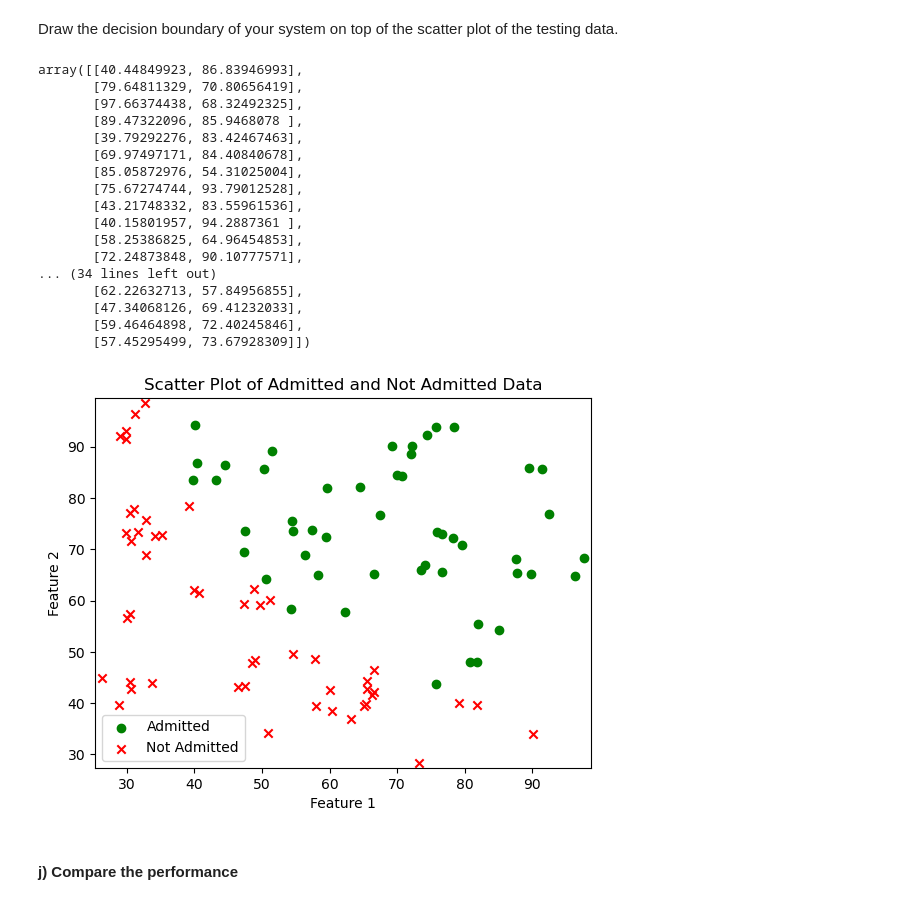
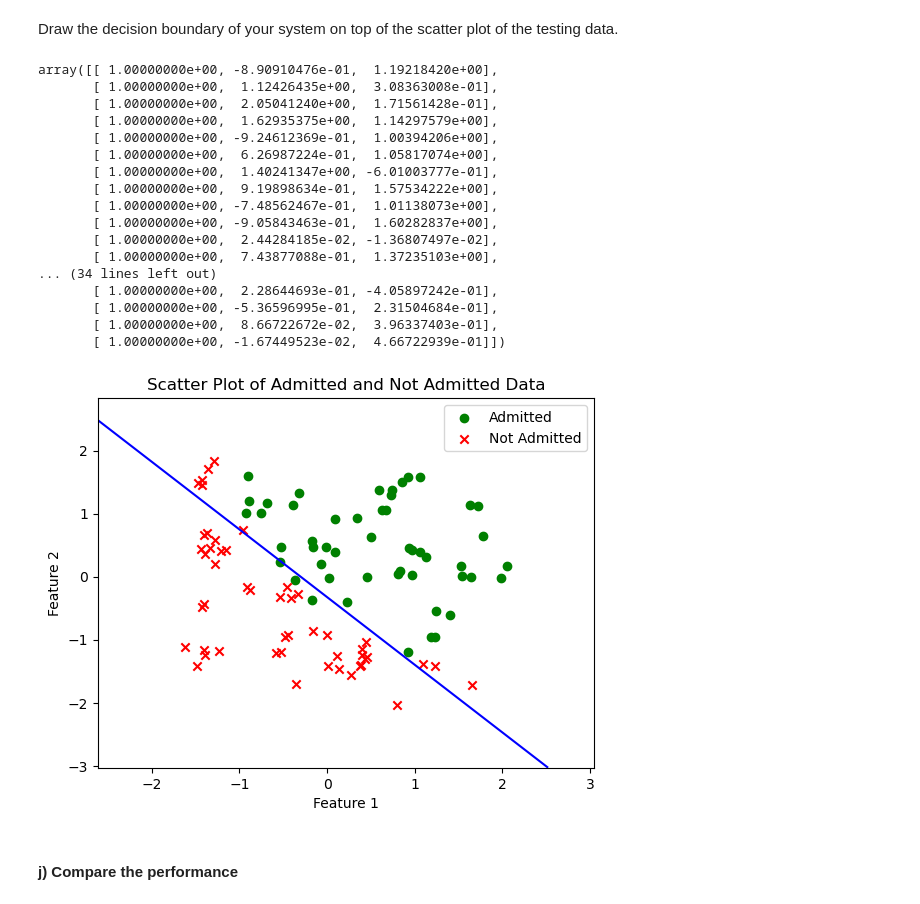
Before and after one commit to bastienvty/mse_machle, a Jupyter notebook: pw06/ex1-logistic-regression/ex1-logistic-regression-stud.ipynb, the cells around one changed output. Drawn from its saved outputs; the diff is of its cells as text; code cells hidden in the pictures.

```diff
--- a/pw06/ex1-logistic-regression/ex1-logistic-regression-stud.ipynb
+++ b/pw06/ex1-logistic-regression/ex1-logistic-regression-stud.ipynb
@@ -175,49 +175,50 @@ Correct Classification Rate on Test Dataset: 90.0%
 # %% [markdown]
 Draw the decision boundary of your system on top of the scatter plot of the testing data.
 # %%
-admitted = X_test[y_test == 1]
-not_passed = X_test[y_test == 0]
+admitted = X_test_normalized[y_test == 1]
+not_passed = X_test_normalized[y_test == 0]
 admitted
 # %% [output]
-array([[40.44849923, 86.83946993],
-       [79.64811329, 70.80656419],
-       [97.66374438, 68.32492325],
-       [89.47322096, 85.9468078 ],
-       [39.79292276, 83.42467463],
-       [69.97497171, 84.40840678],
-       [85.05872976, 54.31025004],
-       [75.67274744, 93.79012528],
-       [43.21748332, 83.55961536],
-       [40.15801957, 94.2887361 ],
-       [58.25386825, 64.96454853],
-       [72.24873848, 90.10777571],
+array([[ 1.00000000e+00, -8.90910476e-01,  1.19218420e+00],
+       [ 1.00000000e+00,  1.12426435e+00,  3.08363008e-01],
+       [ 1.00000000e+00,  2.05041240e+00,  1.71561428e-01],
+       [ 1.00000000e+00,  1.62935375e+00,  1.14297579e+00],
+       [ 1.00000000e+00, -9.24612369e-01,  1.00394206e+00],
+       [ 1.00000000e+00,  6.26987224e-01,  1.05817074e+00],
+       [ 1.00000000e+00,  1.40241347e+00, -6.01003777e-01],
+       [ 1.00000000e+00,  9.19898634e-01,  1.57534222e+00],
+       [ 1.00000000e+00, -7.48562467e-01,  1.01138073e+00],
+       [ 1.00000000e+00, -9.05843463e-01,  1.60282837e+00],
+       [ 1.00000000e+00,  2.44284185e-02, -1.36807497e-02],
+       [ 1.00000000e+00,  7.43877088e-01,  1.37235103e+00],
 ... (34 lines left out)
-       [62.22632713, 57.84956855],
-       [47.34068126, 69.41232033],
-       [59.46464898, 72.40245846],
-       [57.45295499, 73.67928309]])
+       [ 1.00000000e+00,  2.28644693e-01, -4.05897242e-01],
+       [ 1.00000000e+00, -5.36596995e-01,  2.31504684e-01],
+       [ 1.00000000e+00,  8.66722672e-02,  3.96337403e-01],
+       [ 1.00000000e+00, -1.67449523e-02,  4.66722939e-01]])
 # %%
-plt.scatter(admitted[:, 0], admitted[:, 1], marker='o', color='green', label='Admitted')
-# Scatter plot for not_passed dataset
-plt.scatter(not_passed[:, 0], not_passed[:, 1], marker='x', color='red', label='Not Admitted')
 
 
-x1_min, x1_max = X_test[:, 0].min() - 1, X_test[:, 0].max() + 1
-x2_min, x2_max = X_test[:, 1].min() - 1, X_test[:, 1].max() + 1
+x1_min, x1_max = X_test_normalized[:, 1].min() - 1, X_test_normalized[:, 1].max() + 1
+x2_min, x2_max = X_test_normalized[:, 2].min() - 1, X_test_normalized[:, 2].max() + 1
 xx1, xx2 = np.meshgrid(np.arange(x1_min, x1_max, 0.01), np.arange(x2_min, x2_max, 0.01)) # Create 2 ranges of points between min to max of x1 and x2 with a space of 0.01
 
 z = theta[0] + theta[1] * xx1 + theta[2] * xx2 # slide 12 pw06
 
 prob = sigmoid(z)
-# Plot decision boundary
-plt.contour(xx1, xx2, prob, levels=[0.5], colors='blue')
+
+# Plot all the values and the line
+plt.contour(xx1, xx2, z, levels=[0.5], colors='blue')
+plt.scatter(admitted[:, 1], admitted[:, 2], marker='o', color='green', label='Admitted')
+plt.scatter(not_passed[:, 1], not_passed[:, 2], marker='x', color='red', label='Not Admitted')
+
 plt.xlabel('Feature 1')
 plt.ylabel('Feature 2')
 plt.title('Scatter Plot of Admitted and Not Admitted Data')
 plt.legend()
 plt.show()
 # %% [output]
-[figure, old version]
+[figure, new version]
 # %% [markdown]
 #### j) Compare the performance
 # %% [markdown]
```
